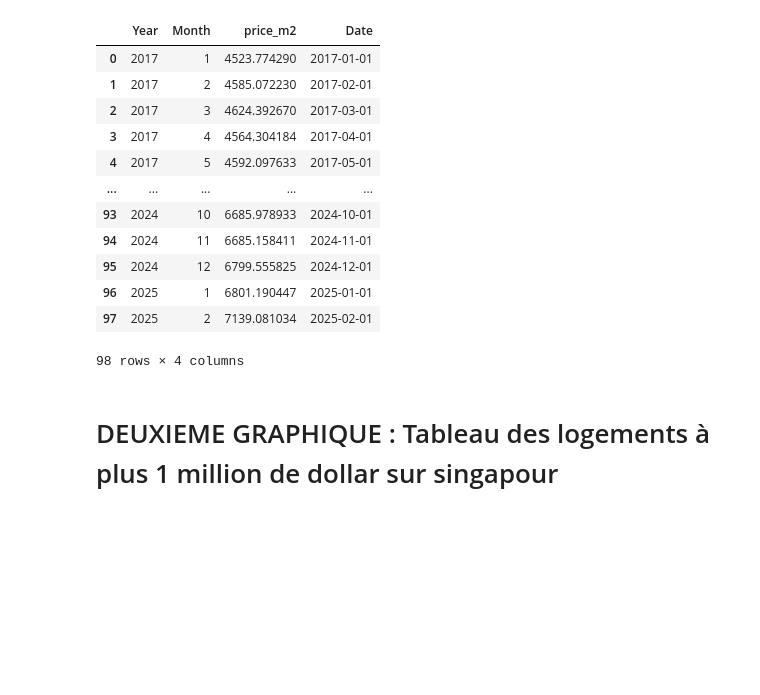
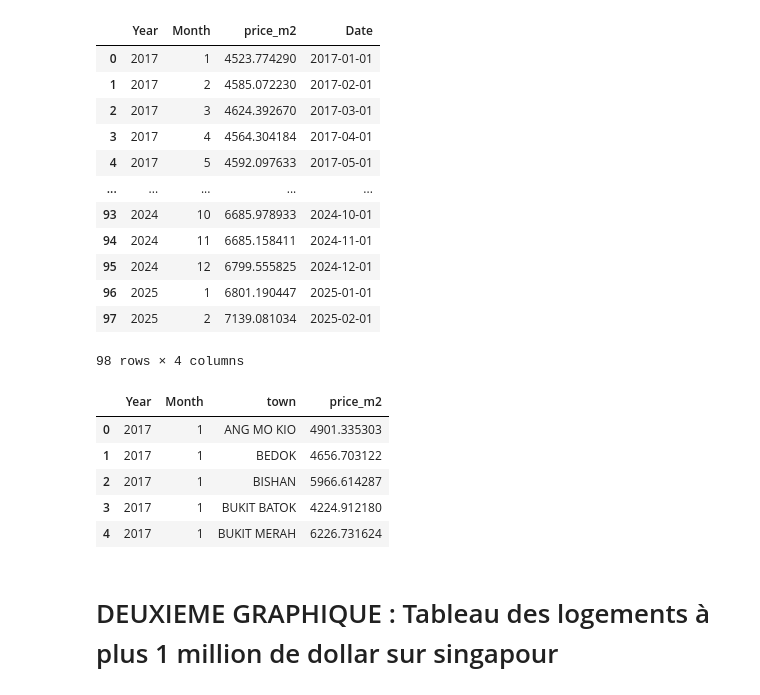
Before and after one commit to Hisqkq/Open-Data-City, a Jupyter notebook: immo.ipynb, the cells around one changed output. Cells and saved outputs as stored; diff of their text form; code cells hidden in the pictures; blank space fills up the shorter version.

```diff
--- a/immo.ipynb
+++ b/immo.ipynb
@@ -136,6 +145,15 @@ df_grouped
 | 96 | 2025 | 1 | 6801.190447 | 2025-01-01 |
 | 97 | 2025 | 2 | 7139.081034 | 2025-02-01 |
 98 rows × 4 columns
+# %%
+df_grouped[df_grouped["Year"] == 2017].head()
+# %% [output]
+|  | Year | Month | town | price_m2 |
+| 0 | 2017 | 1 | ANG MO KIO | 4901.335303 |
+| 1 | 2017 | 1 | BEDOK | 4656.703122 |
+| 2 | 2017 | 1 | BISHAN | 5966.614287 |
+| 3 | 2017 | 1 | BUKIT BATOK | 4224.912180 |
+| 4 | 2017 | 1 | BUKIT MERAH | 6226.731624 |
 # %%
 # on plot le prix au m2 en fonction de Date
 
```
Also changed, not shown: parts of 1 cell of this notebook, 6 other files.
